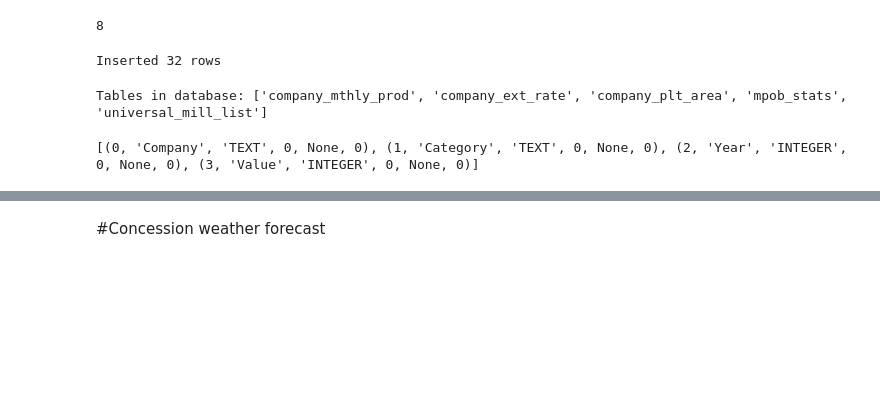
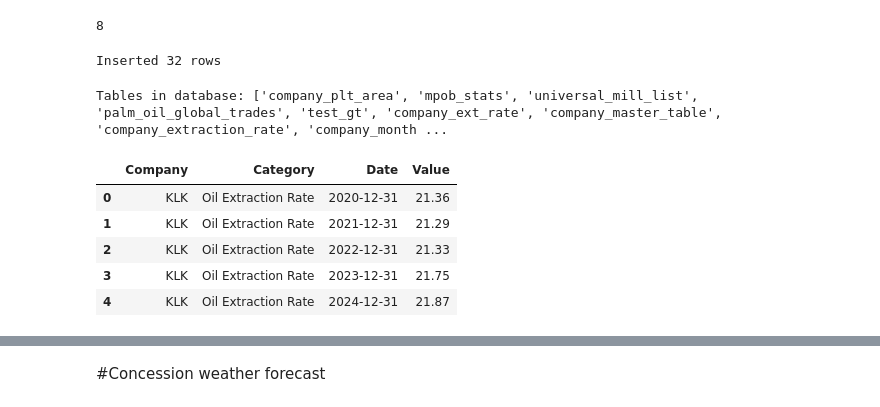
Before and after one commit to derrickgzq/bursa_palmai, a Jupyter notebook: draft.ipynb, the cells around one changed output, grey strips where cells are left out. Saved outputs shown, nothing was run; the diff lists cells and outputs as text; code cells hidden in the pictures; blank space fills up the shorter version.

```diff
--- a/draft.ipynb
+++ b/draft.ipynb
@@ -58,7 +40,3 @@ def insert_df_rows(df):
         print(f"Inserted {len(df)} rows via DataFrame")
     except Exception as e:
         print(f"Error inserting DataFrame: {e}")
-# %%
-conn = sqlite3.connect("bursa_palmai_database.db")
-query_result = pd.read_sql("SELECT * FROM company_mthly_prod where month = '2025-04'", conn)
-print(query_result)
@@ -170,6 +117,4 @@ insert_df_rows(new_data)
 # %%
-import sqlite3
-
 def list_tables(db_path):
     conn = sqlite3.connect(db_path)
     cursor = conn.cursor()
@@ -185,17 +130,4 @@ def list_tables(db_path):
 tables = list_tables("bursa_palmai_database.db")
 print("Tables in database:", tables)
 # %% [output]
-Tables in database: ['company_mthly_prod', 'company_ext_rate', 'company_plt_area', 'mpob_stats', 'universal_mill_list']
+Tables in database: ['company_plt_area', 'mpob_stats', 'universal_mill_list', 'palm_oil_global_trades', 'test_gt', 'company_ext_rate', 'company_master_table', 'company_extraction_rate', 'company_month ...
-# %%
-def get_table_schema(db_path, table_name):
-    conn = sqlite3.connect(db_path)
-    cursor = conn.cursor()
-    cursor.execute(f"PRAGMA table_info({table_name});")
-    schema = cursor.fetchall()
-    conn.close()
-    return schema
-
-# Usage
-print(get_table_schema("bursa_palmai_database.db", "company_plt_area"))
-# %% [output]
-[(0, 'Company', 'TEXT', 0, None, 0), (1, 'Category', 'TEXT', 0, None, 0), (2, 'Year', 'INTEGER', 0, None, 0), (3, 'Value', 'INTEGER', 0, None, 0)]
@@ -201,0 +142,9 @@ print(get_table_schema("bursa_palmai_database.db", "company_plt_area"))
+# %%
+pd.read_sql_query("SELECT * FROM company_ext_rate", conn).head()
+# %% [output]
+|  | Company | Category | Date | Value |
+| 0 | KLK | Oil Extraction Rate | 2020-12-31 | 21.36 |
+| 1 | KLK | Oil Extraction Rate | 2021-12-31 | 21.29 |
+| 2 | KLK | Oil Extraction Rate | 2022-12-31 | 21.33 |
+| 3 | KLK | Oil Extraction Rate | 2023-12-31 | 21.75 |
+| 4 | KLK | Oil Extraction Rate | 2024-12-31 | 21.87 |
```
Also changed, not shown: parts of 13 cells of this notebook, 6 other files.
